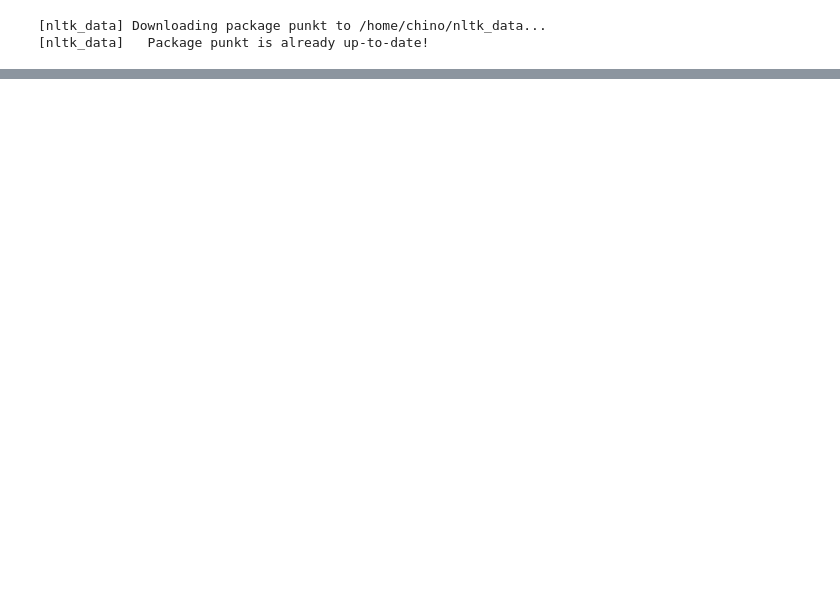
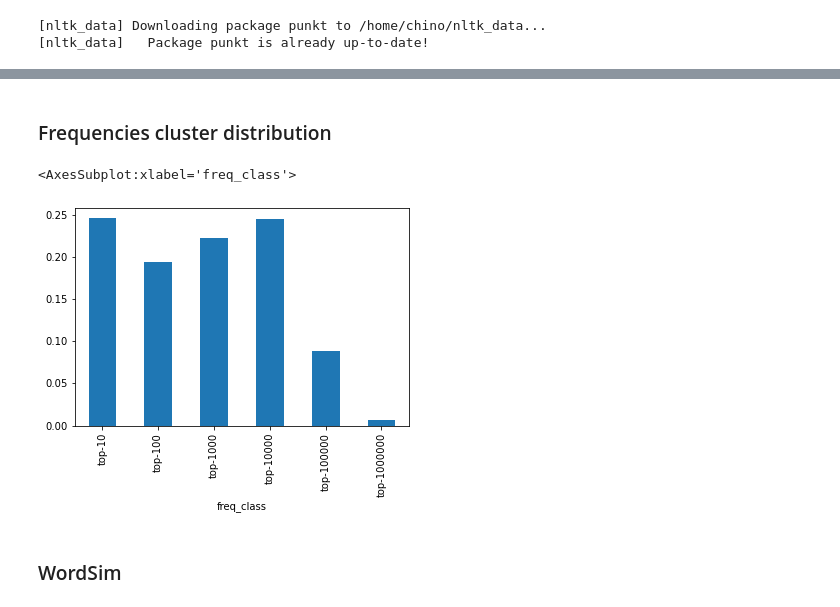
Before and after one commit to juancruzsosa/thesis, a Jupyter notebook: W2V_Stability.ipynb, the cells around one changed output, grey strips where cells are left out. Drawn from its saved outputs; the diff is of its cells as text; code cells hidden in the pictures; blank space fills up the shorter version.

```diff
--- a/W2V_Stability.ipynb
+++ b/W2V_Stability.ipynb
@@ -84,0 +107,10 @@ lens = [len(x) for x in train_sentences]
+# %%
+counts = pd.Series(Counter(chain.from_iterable(train_sentences))).sort_values(ascending=False)
+df_words = pd.DataFrame({'index': np.arange(len(counts)),
+                         'qty': counts,
+                         'proba': counts/counts.sum(),
+                         'freq_class': 'other'})
+freq_class = pd.Series(['other'] * len(df_words), index=df_words.index)
+for i in range(0,math.ceil(np.log10(len(df_words)))):
+    freq_class.iloc[int((10**(i+1)-1)/(10-1)-1):int((10**(i+2)-1)/(10-1)-1)] = f'top-{10**(i+1)}'
+df_words['freq_class'] = freq_class
@@ -107,0 +150,9 @@ w2v = Word2Vec(sentences=train_sentences,
+# %% [markdown]
+### Frequencies cluster distribution
+# %%
+df_words.groupby('freq_class').proba.sum().plot.bar()
+# %% [output]
+<AxesSubplot:xlabel='freq_class'>
+[figure, added]
+# %% [markdown]
+### WordSim
```
Also changed, not shown: parts of 50 cells of this notebook, 2 other files.
